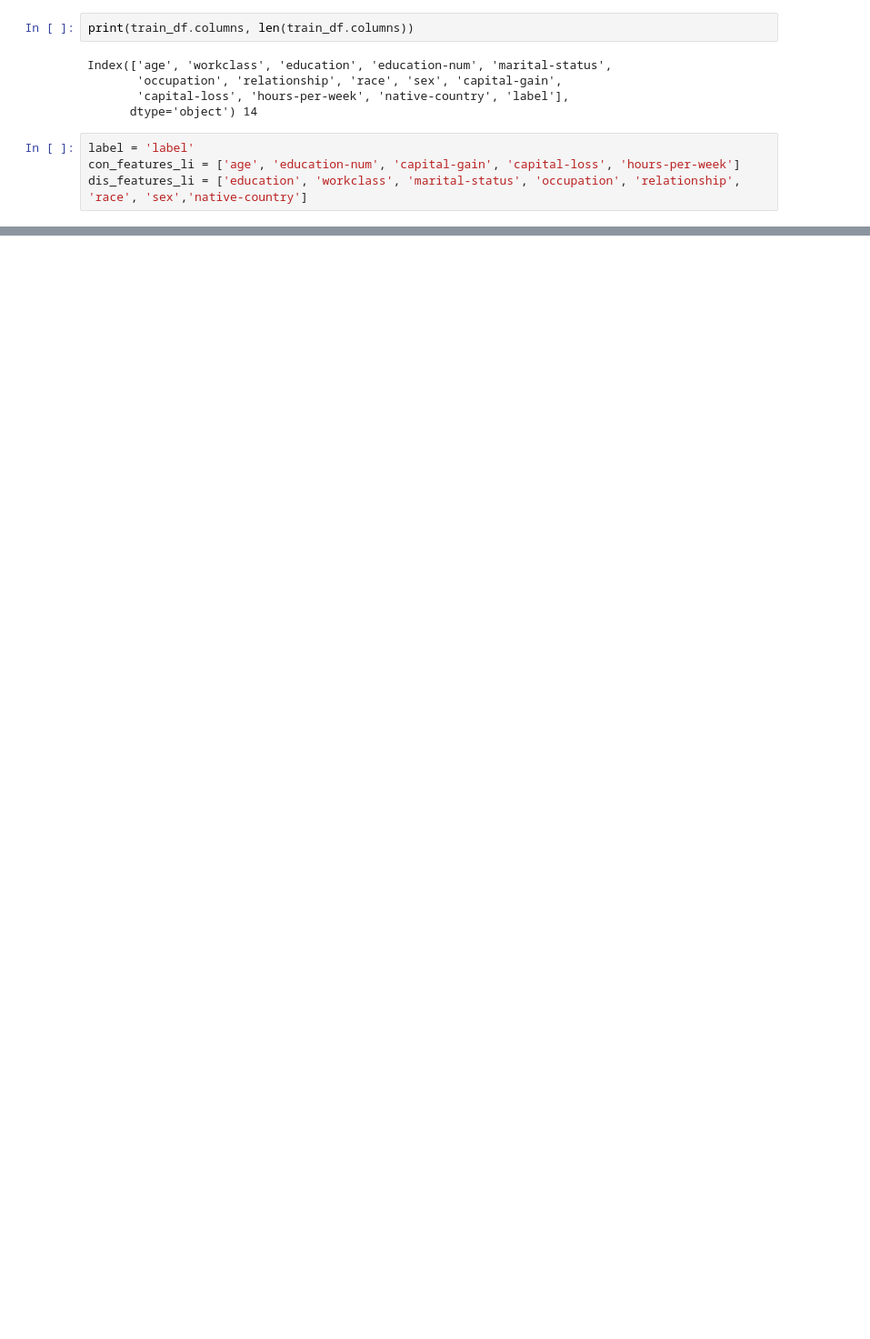
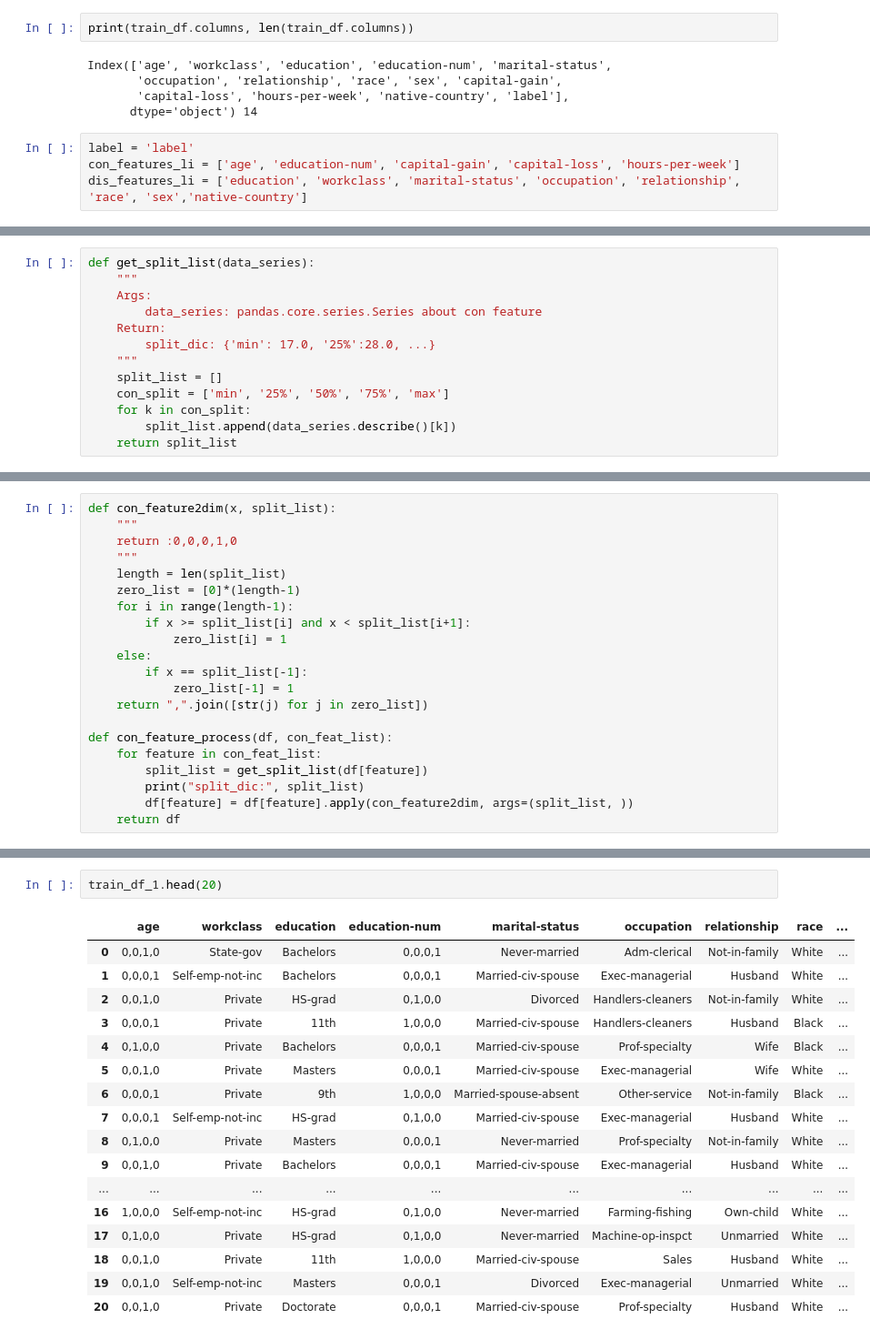
Before and after one commit to zingp/kaggle, a Jupyter notebook: PersonalizedRecommendation/LR/_0_data_preprocessing.ipynb, the cells around one changed output, grey strips where cells are left out. Shown at 91% size. Drawn from its saved outputs; the diff is of its cells as text; blank space fills up the shorter version.

```diff
--- a/PersonalizedRecommendation/LR/_0_data_preprocessing.ipynb
+++ b/PersonalizedRecommendation/LR/_0_data_preprocessing.ipynb
@@ -95,0 +87,13 @@ AttributeError: 'Series' object has no attribute 'descripe'
+# %%
+def get_split_list(data_series):
+    """
+    Args:
+        data_series: pandas.core.series.Series about con feature
+    Return:
+        split_dic: {'min': 17.0, '25%':28.0, ...}
+    """
+    split_list = []
+    con_split = ['min', '25%', '50%', '75%', 'max']
+    for k in con_split:
+        split_list.append(data_series.describe()[k])
+    return split_list
@@ -95,0 +140,21 @@ AttributeError: 'Series' object has no attribute 'descripe'
+# %%
+def con_feature2dim(x, split_list):
+    """
+    return :0,0,0,1,0
+    """
+    length = len(split_list)
+    zero_list = [0]*(length-1)
+    for i in range(length-1):
+        if x >= split_list[i] and x < split_list[i+1]:
+            zero_list[i] = 1
+    else:
+        if x == split_list[-1]:
+            zero_list[-1] = 1
+    return ",".join([str(j) for j in zero_list])
+
+def con_feature_process(df, con_feat_list):
+    for feature in con_feat_list:
+        split_list = get_split_list(df[feature])
+        print("split_dic:", split_list)
+        df[feature] = df[feature].apply(con_feature2dim, args=(split_list, ))
+    return df
@@ -95,0 +169,20 @@ AttributeError: 'Series' object has no attribute 'descripe'
+# %%
+train_df_1.head(20)
+# %% [output]
+|  | age | workclass | education | education-num | marital-status | occupation | relationship | race | ... |
+| 0 | 0,0,1,0 | State-gov | Bachelors | 0,0,0,1 | Never-married | Adm-clerical | Not-in-family | White | ... |
+| 1 | 0,0,0,1 | Self-emp-not-inc | Bachelors | 0,0,0,1 | Married-civ-spouse | Exec-managerial | Husband | White | ... |
+| 2 | 0,0,1,0 | Private | HS-grad | 0,1,0,0 | Divorced | Handlers-cleaners | Not-in-family | White | ... |
+| 3 | 0,0,0,1 | Private | 11th | 1,0,0,0 | Married-civ-spouse | Handlers-cleaners | Husband | Black | ... |
+| 4 | 0,1,0,0 | Private | Bachelors | 0,0,0,1 | Married-civ-spouse | Prof-specialty | Wife | Black | ... |
+| 5 | 0,0,1,0 | Private | Masters | 0,0,0,1 | Married-civ-spouse | Exec-managerial | Wife | White | ... |
+| 6 | 0,0,0,1 | Private | 9th | 1,0,0,0 | Married-spouse-absent | Other-service | Not-in-family | Black | ... |
+| 7 | 0,0,0,1 | Self-emp-not-inc | HS-grad | 0,1,0,0 | Married-civ-spouse | Exec-managerial | Husband | White | ... |
+| 8 | 0,1,0,0 | Private | Masters | 0,0,0,1 | Never-married | Prof-specialty | Not-in-family | White | ... |
+| 9 | 0,0,1,0 | Private | Bachelors | 0,0,0,1 | Married-civ-spouse | Exec-managerial | Husband | White | ... |
+| ... | ... | ... | ... | ... | ... | ... | ... | ... | ... |
+| 16 | 1,0,0,0 | Self-emp-not-inc | HS-grad | 0,1,0,0 | Never-married | Farming-fishing | Own-child | White | ... |
+| 17 | 0,1,0,0 | Private | HS-grad | 0,1,0,0 | Never-married | Machine-op-inspct | Unmarried | White | ... |
+| 18 | 0,0,1,0 | Private | 11th | 1,0,0,0 | Married-civ-spouse | Sales | Husband | White | ... |
+| 19 | 0,0,1,0 | Self-emp-not-inc | Masters | 0,0,0,1 | Divorced | Exec-managerial | Unmarried | White | ... |
+| 20 | 0,0,1,0 | Private | Doctorate | 0,0,0,1 | Married-civ-spouse | Prof-specialty | Husband | White | ... |
```
Also changed, not shown: parts of 22 cells of this notebook.
